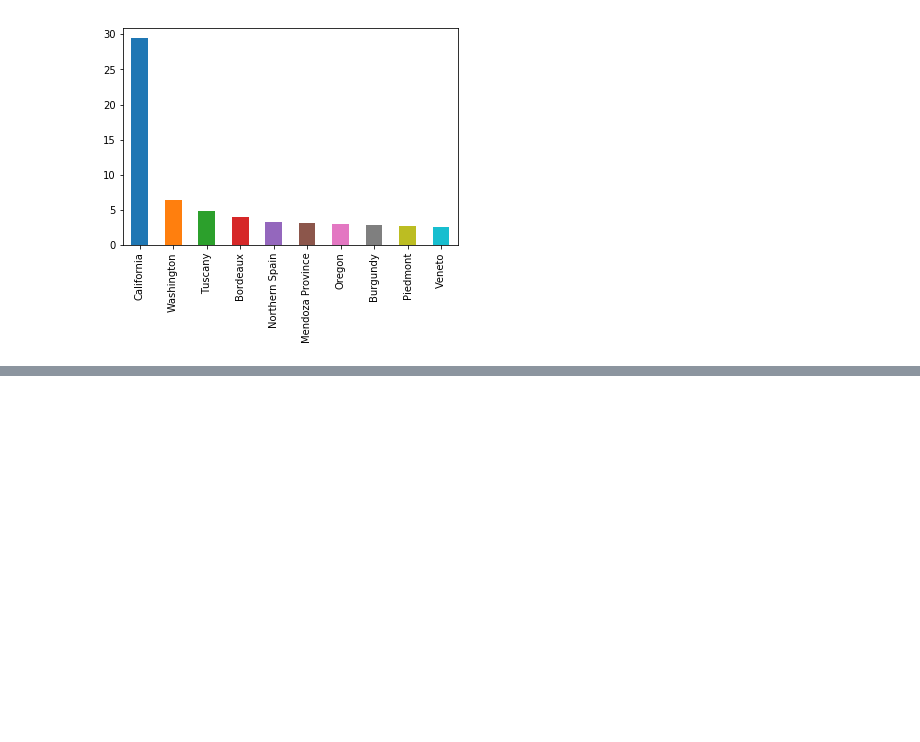
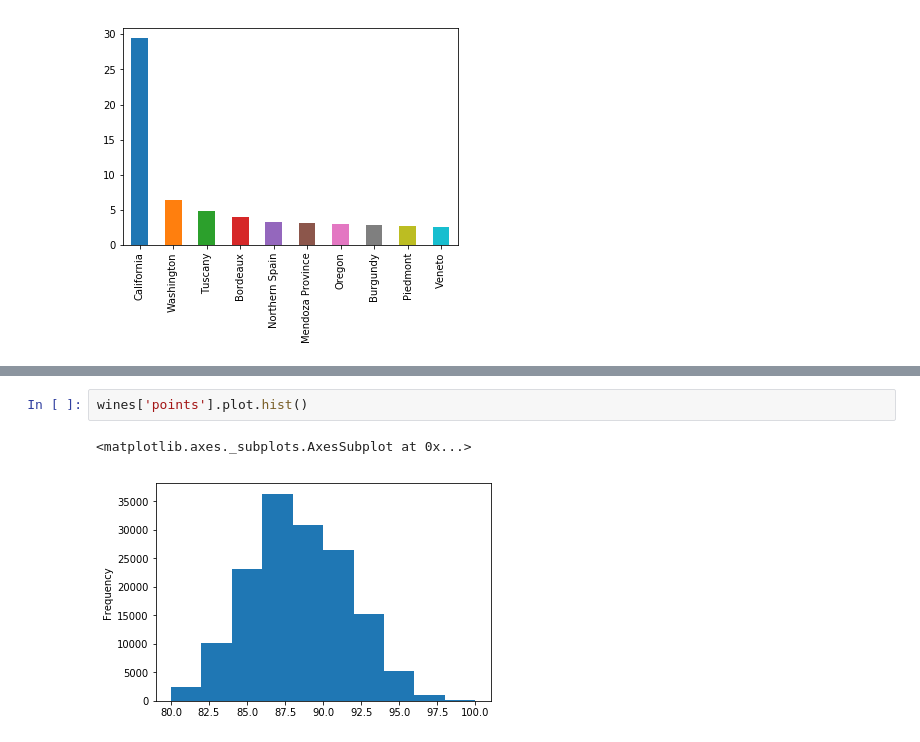
Before and after one commit to tutss/datascience, a Jupyter notebook: kaggle/training/Plotting.ipynb, the cells around one changed output, grey strips where cells are left out. Saved outputs shown, nothing was run; the diff lists cells and outputs as text; blank space fills up the shorter version.

```diff
--- a/kaggle/training/Plotting.ipynb
+++ b/kaggle/training/Plotting.ipynb
@@ -22,0 +45,5 @@ wines['province'].value_counts().head(10).plot.bar()
+# %%
+wines['points'].plot.hist()
+# %% [output]
+<matplotlib.axes._subplots.AxesSubplot at 0x...>
+[figure, added]
```
Also changed, not shown: parts of 8 cells of this notebook.
